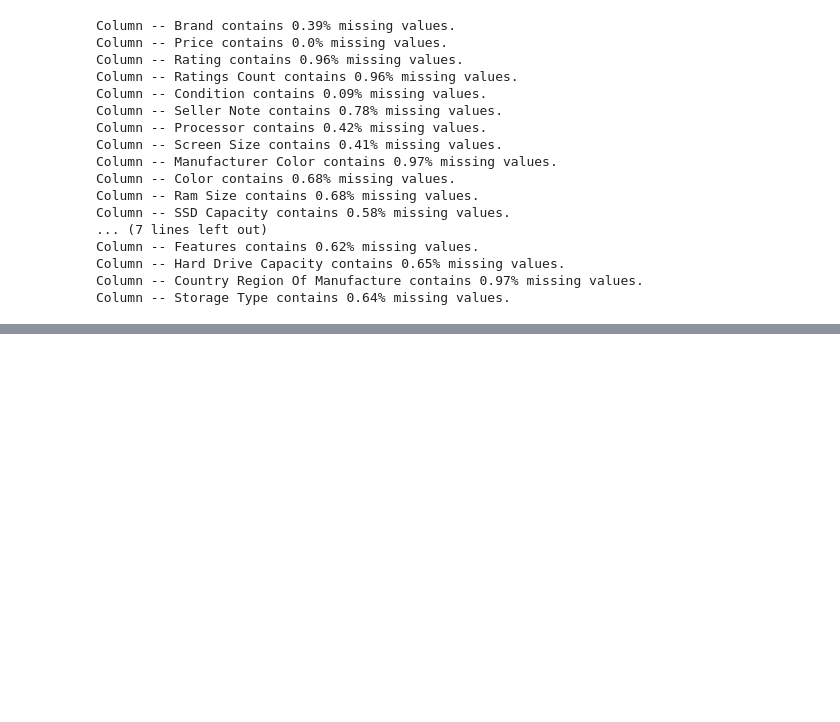
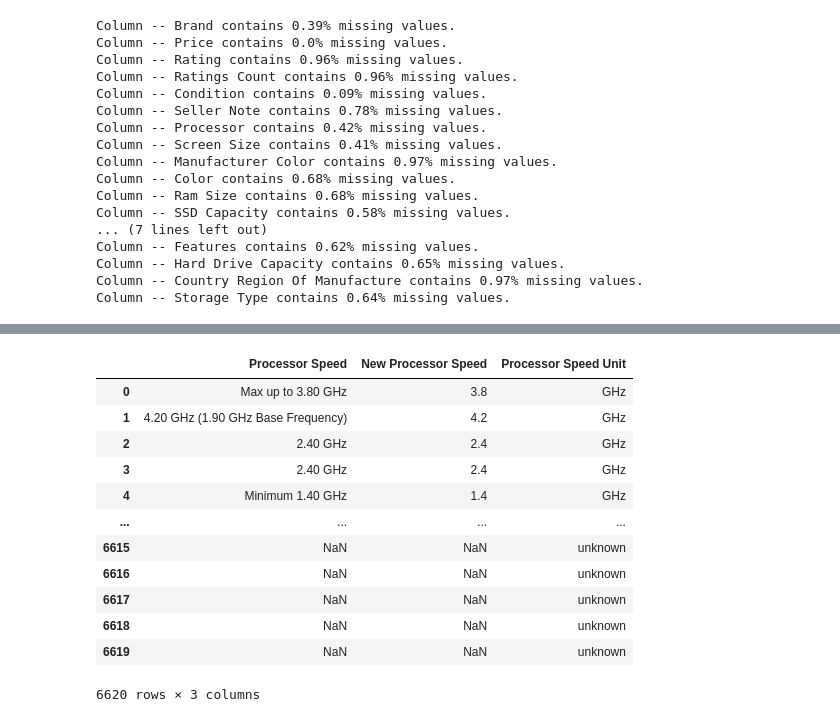
Before and after one commit to ElvinRustamov/Data-Enthusiast-Learning-Journey-Work-Samples, a Jupyter notebook: Ebay Scraper/cleaning.ipynb, the cells around one changed output, grey strips where cells are left out. Cells and saved outputs as stored; diff of their text form; code cells hidden in the pictures; blank space fills up the shorter version.

```diff
--- a/Ebay Scraper/cleaning.ipynb
+++ b/Ebay Scraper/cleaning.ipynb
@@ -119,0 +392,12 @@ data['Price'] = data['Price'].astype('float16')
+# %%
+type_ = []
+
+for i in data['Type'].str.lower():
+    if isinstance(i, float):
+        type_.append('other')
+    elif ('netbook' in i) or ('notebook' in i) or ('laptop' in i):
+        type_.append('notebook/laptop')
+    else:
+        type_.append('other')
+
+data['New Type'] = type_
@@ -119,0 +420,45 @@ data['Price'] = data['Price'].astype('float16')
+# %%
+new_processor_speed = []
+processor_speed_unit = []
+
+for i in data['Processor Speed'].str.lower():
+    n = 0
+    n_l = ''
+
+    if isinstance(i, float):
+        new_processor_speed.append(np.nan)
+        processor_speed_unit.append('unknown')
+    else:
+        if i.find('ghz') != -1:
+            processor_speed_unit.append('GHz')
+        elif i.find('mhz') != -1:
+            processor_speed_unit.append('MHz')
+        else:
+            processor_speed_unit.append('unknown')
+        for l in i:
+            if re.search("\d", l) or l == '.':
+                n_l += l
+                n += 1
+
+            if n == 3:
+                break
+        new_processor_speed.append(n_l)
+
+data['New Processor Speed'] = new_processor_speed
+data['Processor Speed Unit'] = processor_speed_unit
+# %%
+data.loc[:, ['Processor Speed', 'New Processor Speed', 'Processor Speed Unit']]
+# %% [output]
+|  | Processor Speed | New Processor Speed | Processor Speed Unit |
+| 0 | Max up to 3.80 GHz | 3.8 | GHz |
+| 1 | 4.20 GHz (1.90 GHz Base Frequency) | 4.2 | GHz |
+| 2 | 2.40 GHz | 2.4 | GHz |
+| 3 | 2.40 GHz | 2.4 | GHz |
+| 4 | Minimum 1.40 GHz | 1.4 | GHz |
+| ... | ... | ... | ... |
+| 6615 | NaN | NaN | unknown |
+| 6616 | NaN | NaN | unknown |
+| 6617 | NaN | NaN | unknown |
+| 6618 | NaN | NaN | unknown |
+| 6619 | NaN | NaN | unknown |
+6620 rows × 3 columns
```
Also changed, not shown: parts of 33 cells of this notebook.
